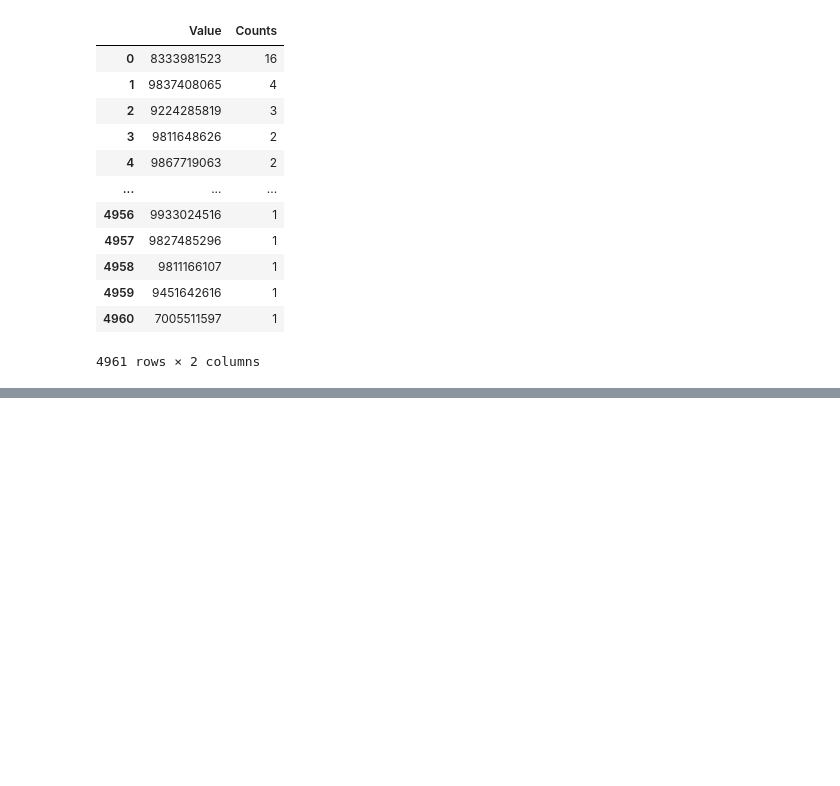
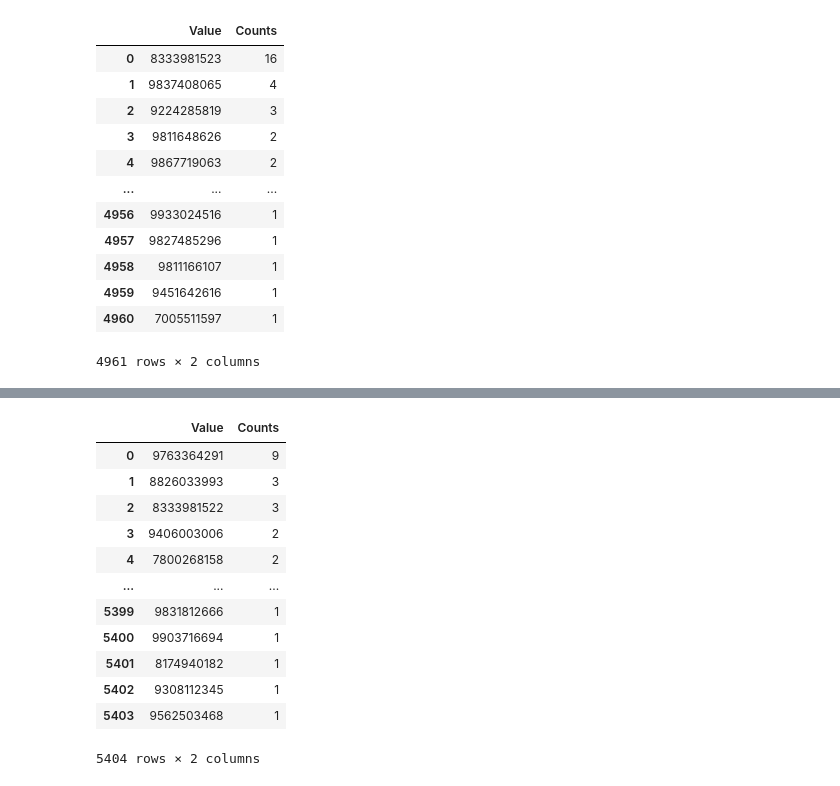
Before and after one commit to shayan-khoygani/Codebook, a Jupyter notebook: 42621 Final_Data_ngodarpan.gov.in/42621 Final_Data_ngodarpan.gov.in.ipynb, the cells around one changed output, grey strips where cells are left out. Cells and saved outputs as stored; diff of their text form; code cells hidden in the pictures; blank space fills up the shorter version.

```diff
--- a/42621 Final_Data_ngodarpan.gov.in/42621 Final_Data_ngodarpan.gov.in.ipynb
+++ b/42621 Final_Data_ngodarpan.gov.in/42621 Final_Data_ngodarpan.gov.in.ipynb
@@ -2190,0 +2270,16 @@ Board Member mobile: 4961
+# %%
+df[mobile].value_counts().rename_axis('Value').reset_index(name='Counts')
+# %% [output]
+|  | Value | Counts |
+| 0 | 9763364291 | 9 |
+| 1 | 8826033993 | 3 |
+| 2 | 8333981522 | 3 |
+| 3 | 9406003006 | 2 |
+| 4 | 7800268158 | 2 |
+| ... | ... | ... |
+| 5399 | 9831812666 | 1 |
+| 5400 | 9903716694 | 1 |
+| 5401 | 8174940182 | 1 |
+| 5402 | 9308112345 | 1 |
+| 5403 | 9562503468 | 1 |
+5404 rows × 2 columns
```
Also changed, not shown: parts of 5 cells of this notebook.
